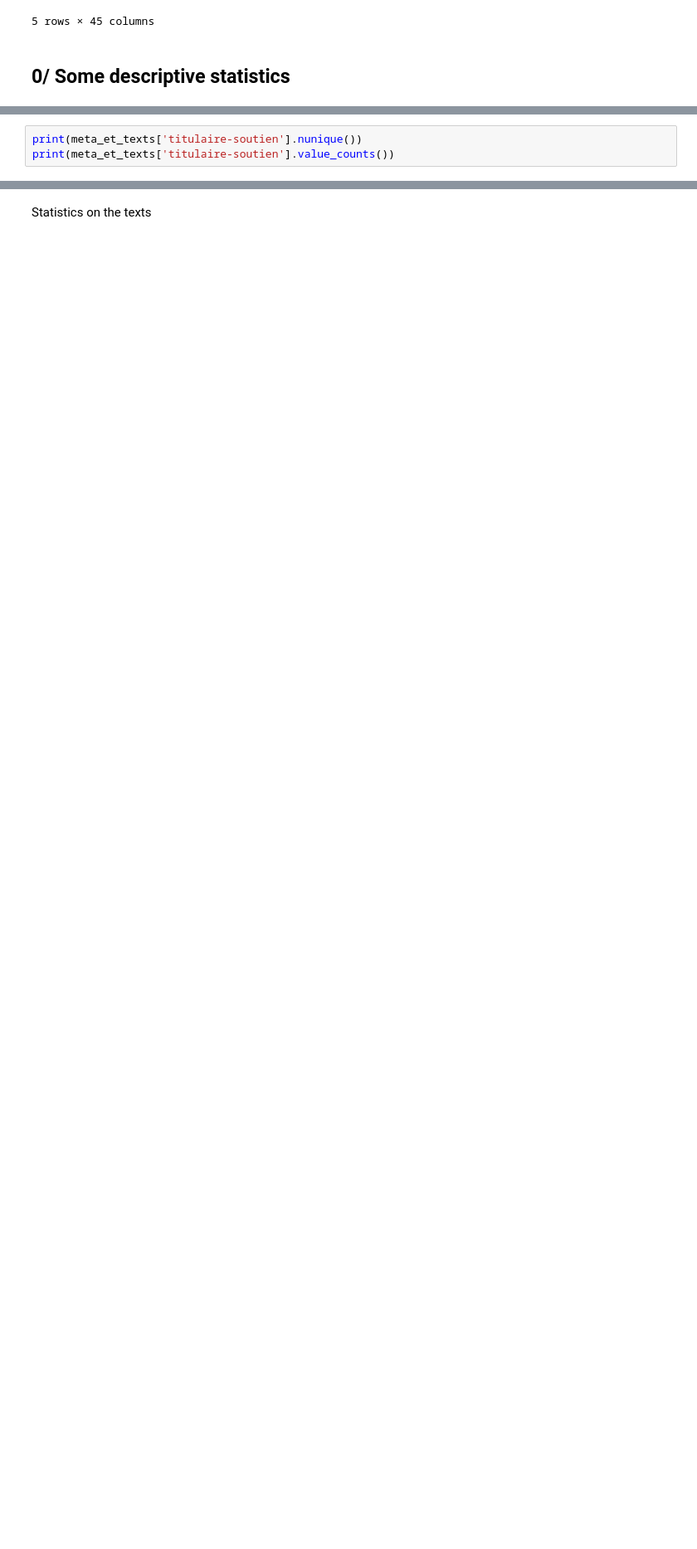
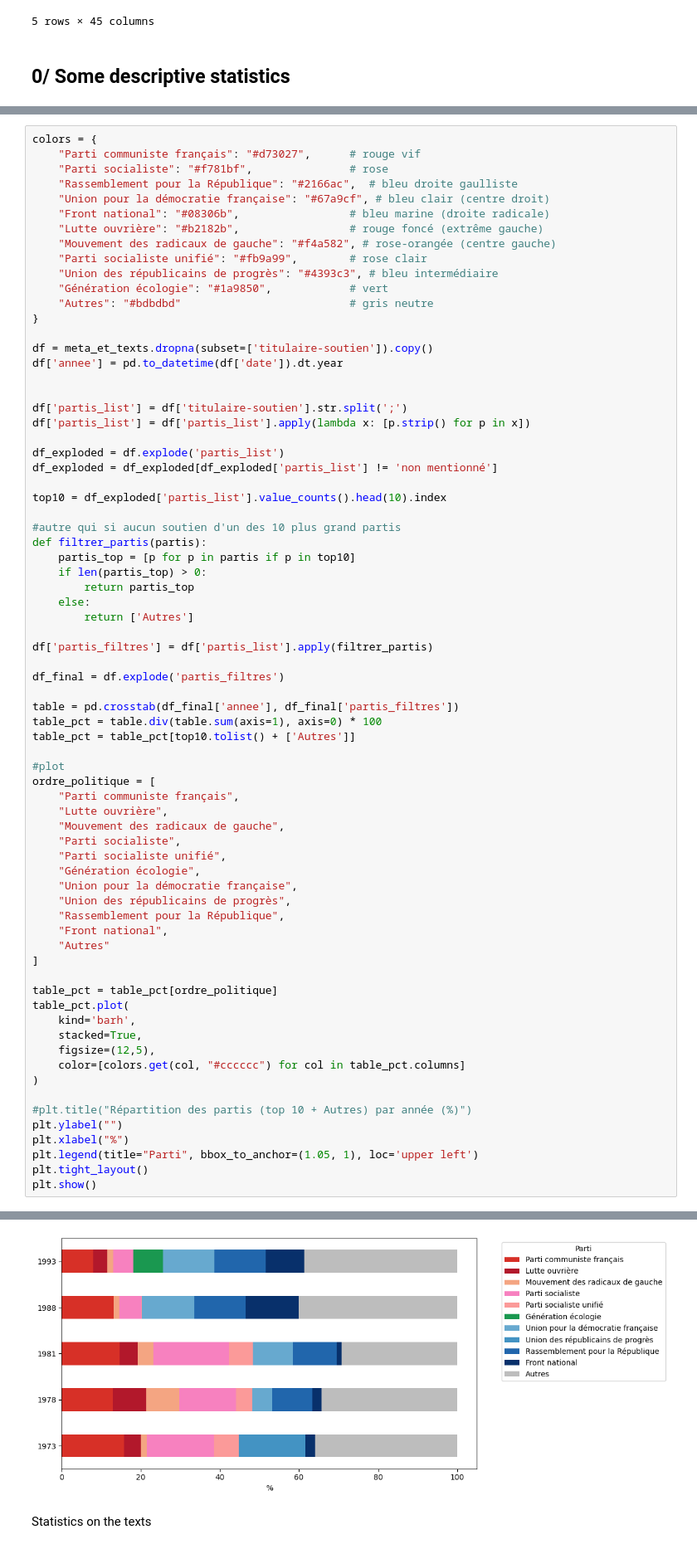
Before and after one commit to CaroLebrun/NLP_3A, a Jupyter notebook: main.ipynb, the cells around one changed output, grey strips where cells are left out. Shown at 83% size. Drawn from its saved outputs; the diff is of its cells as text; blank space fills up the shorter version.

```diff
--- a/main.ipynb
+++ b/main.ipynb
@@ -148,5 +159,74 @@ technicien gestion industrielle                              1
 Name: count, Length: 3397, dtype: int64
 # %%
-print(meta_et_texts['titulaire-soutien'].nunique())
-print(meta_et_texts['titulaire-soutien'].value_counts())
+colors = {
+    "Parti communiste français": "#d73027",      # rouge vif
+    "Parti socialiste": "#f781bf",               # rose
+    "Rassemblement pour la République": "#2166ac",  # bleu droite gaulliste
+    "Union pour la démocratie française": "#67a9cf", # bleu clair (centre droit)
+    "Front national": "#08306b",                 # bleu marine (droite radicale)
+    "Lutte ouvrière": "#b2182b",                 # rouge foncé (extrême gauche)
+    "Mouvement des radicaux de gauche": "#f4a582", # rose-orangée (centre gauche)
+    "Parti socialiste unifié": "#fb9a99",        # rose clair
+    "Union des républicains de progrès": "#4393c3", # bleu intermédiaire
+    "Génération écologie": "#1a9850",            # vert
+    "Autres": "#bdbdbd"                          # gris neutre
+}
+
+df = meta_et_texts.dropna(subset=['titulaire-soutien']).copy()
+df['annee'] = pd.to_datetime(df['date']).dt.year
+
+
+df['partis_list'] = df['titulaire-soutien'].str.split(';')
+df['partis_list'] = df['partis_list'].apply(lambda x: [p.strip() for p in x])
+
+df_exploded = df.explode('partis_list')
+df_exploded = df_exploded[df_exploded['partis_list'] != 'non mentionné']
+
+top10 = df_exploded['partis_list'].value_counts().head(10).index
+
+#autre qui si aucun soutien d'un des 10 plus grand partis
+def filtrer_partis(partis):
+    partis_top = [p for p in partis if p in top10]
+    if len(partis_top) > 0:
+        return partis_top
+    else:
+        return ['Autres']
+
+df['partis_filtres'] = df['partis_list'].apply(filtrer_partis)
+
+df_final = df.explode('partis_filtres')
+
+table = pd.crosstab(df_final['annee'], df_final['partis_filtres'])
+table_pct = table.div(table.sum(axis=1), axis=0) * 100
+table_pct = table_pct[top10.tolist() + ['Autres']]
+
+#plot
+ordre_politique = [
+    "Parti communiste français",
+    "Lutte ouvrière",
+    "Mouvement des radicaux de gauche",
+    "Parti socialiste",
+    "Parti socialiste unifié",
+    "Génération écologie",
+    "Union pour la démocratie française",
+    "Union des républicains de progrès",
+    "Rassemblement pour la République",
+    "Front national",
+    "Autres"
+]
+
+table_pct = table_pct[ordre_politique]
+table_pct.plot(
+    kind='barh',
+    stacked=True,
+    figsize=(12,5),
+    color=[colors.get(col, "#cccccc") for col in table_pct.columns]
+)
+
+#plt.title("Répartition des partis (top 10 + Autres) par année (%)")
+plt.ylabel("")
+plt.xlabel("%")
+plt.legend(title="Parti", bbox_to_anchor=(1.05, 1), loc='upper left')
+plt.tight_layout()
+plt.show()
 # %% [output]
@@ -167,3 +233,4 @@ Name: count, Length: 1523, dtype: int64
+[figure, added]
 # %% [markdown]
 Statistics on the texts
 # %%
```
Also changed, not shown: parts of 7 cells of this notebook.
